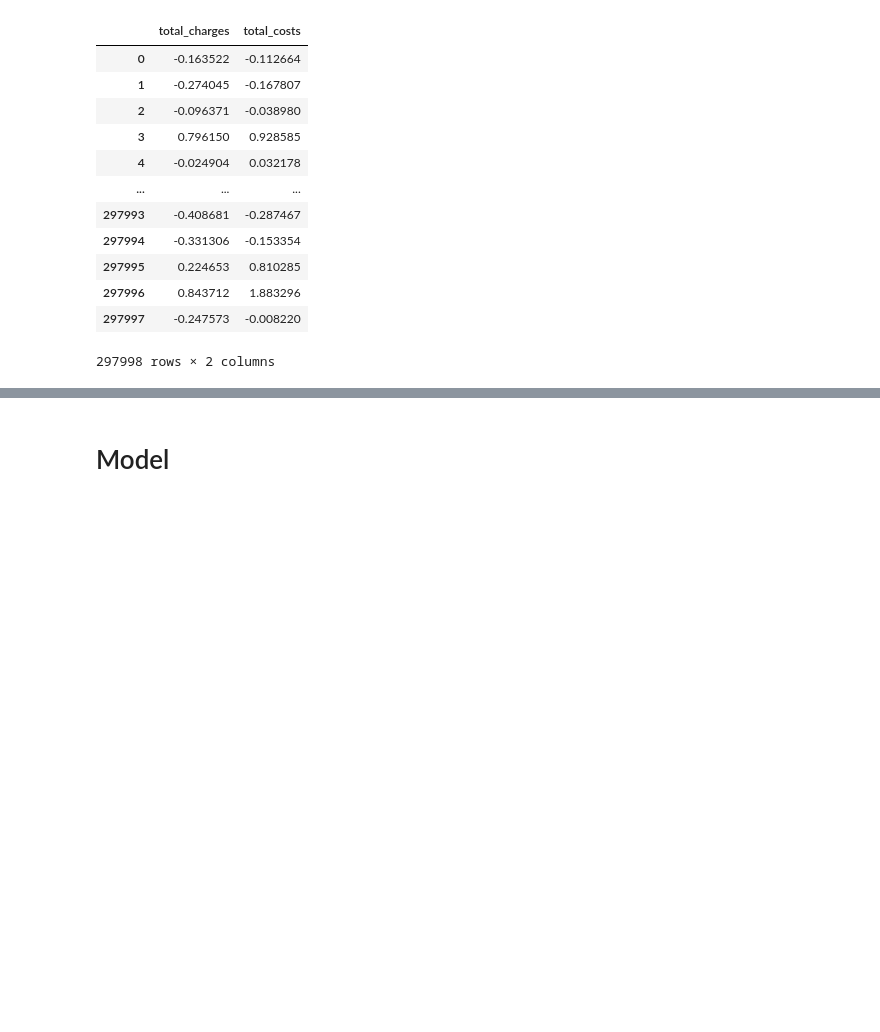
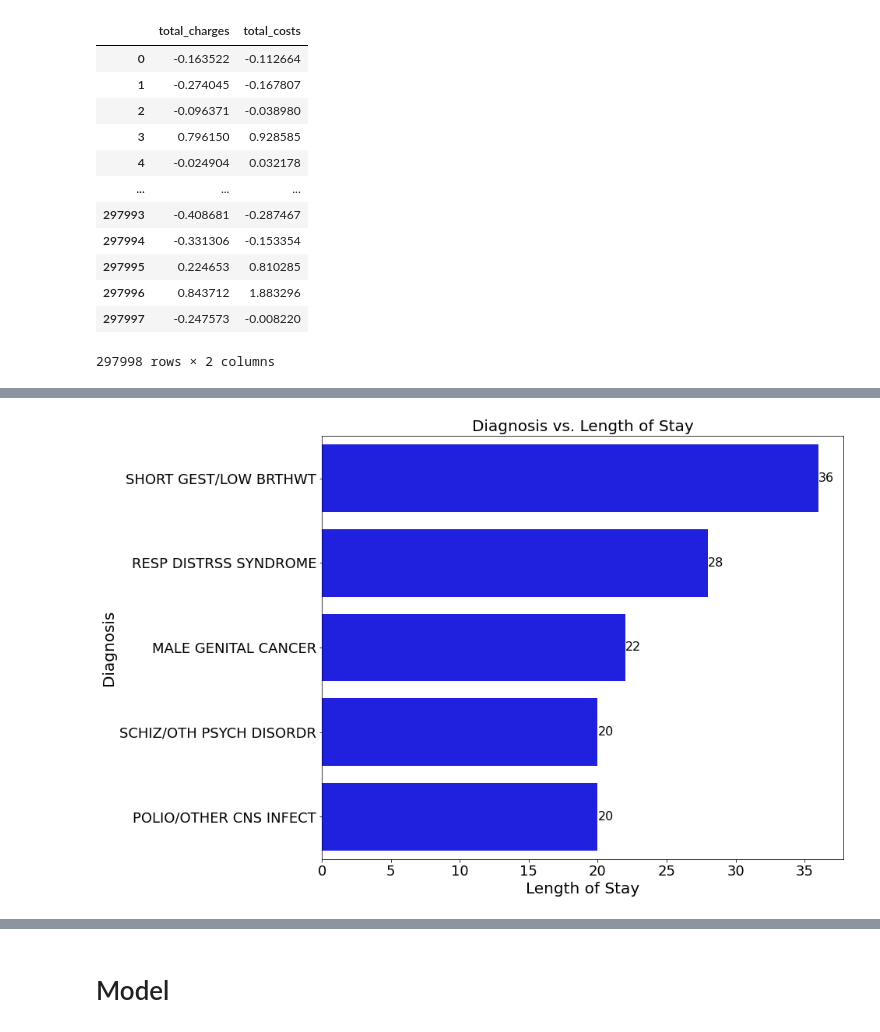
Before and after one commit to johnlocke333/patient_stay, a Jupyter notebook: notebook.ipynb, the cells around one changed output, grey strips where cells are left out. Drawn from its saved outputs; the diff is of its cells as text; code cells hidden in the pictures; blank space fills up the shorter version.

```diff
--- a/notebook.ipynb
+++ b/notebook.ipynb
@@ -313,0 +361,12 @@ strong multicollinearity problems or that the design matrix is singular.
+# %%
+diagnosis = patients.groupby(['ccs_diagnosis_description'])[['length_of_stay']].mean().sort_values(
+                                                                    by='length_of_stay', ascending=False).head(5)
+# %%
+diagnosis.reset_index(inplace=True)
+# %%
+diagnosis['length_of_stay'] = diagnosis['length_of_stay'].apply(lambda x: int(x))
+# %%
+bar_graph(diagnosis['length_of_stay'],diagnosis['ccs_diagnosis_description'], diagnosis,
+          'Diagnosis vs. Length of Stay', 'Length of Stay','Diagnosis')
+# %% [output]
+[figure, added]
```
Also changed, not shown: parts of 25 cells of this notebook.
